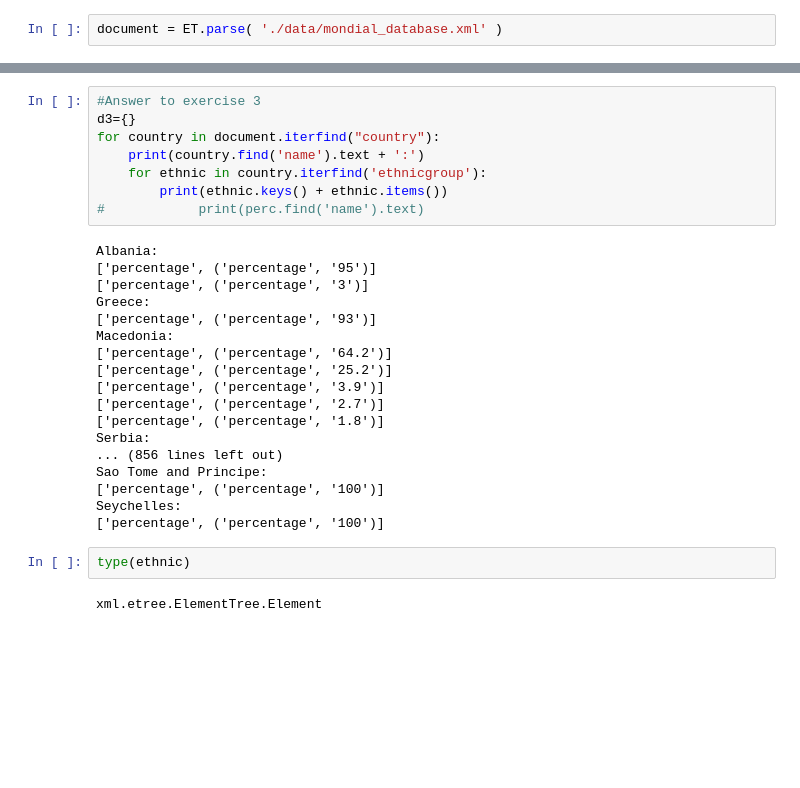
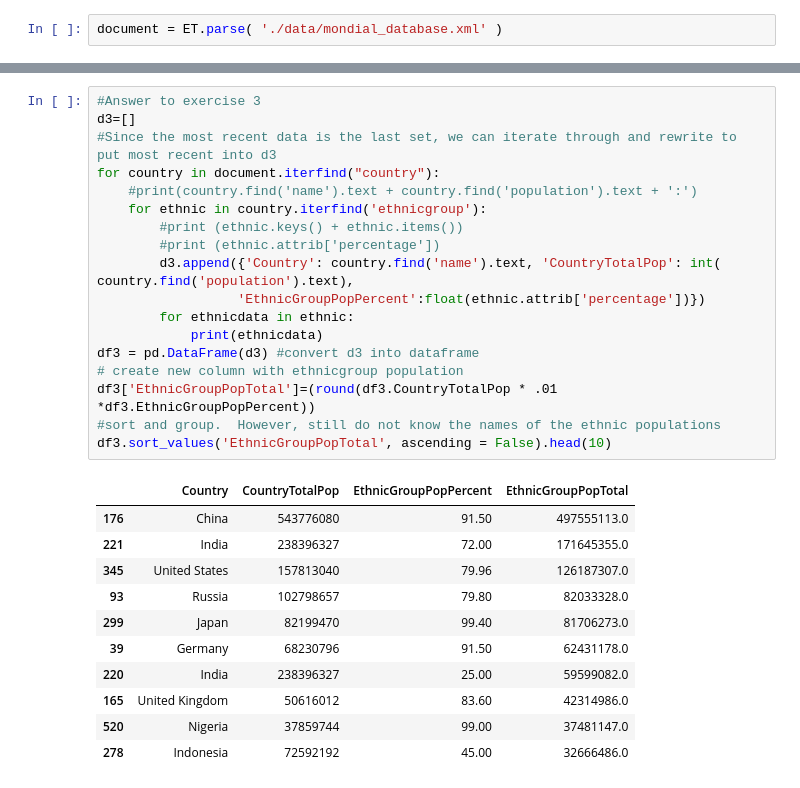
Before and after one commit to luatling/NeoNatal-Disorders, a Jupyter notebook: data_wrangling_xml/sliderule_dsi_xml_exercise.ipynb, the cells around one changed output, grey strips where cells are left out. Cells and saved outputs as stored; diff of their text form; blank space fills up the shorter version.

Commit message:
Final Answers

```diff
--- a/data_wrangling_xml/sliderule_dsi_xml_exercise.ipynb
+++ b/data_wrangling_xml/sliderule_dsi_xml_exercise.ipynb
@@ -163,30 +172,30 @@ d2sorted[0:10]
-# %%
-#Answer to exercise 3
-d3={}
-for country in document.iterfind("country"):
-    print(country.find('name').text + ':')
-    for ethnic in country.iterfind('ethnicgroup'):
-        print(ethnic.keys() + ethnic.items())
-#            print(perc.find('name').text)
-# %% [output]
-Albania:
-['percentage', ('percentage', '95')]
-['percentage', ('percentage', '3')]
-Greece:
-['percentage', ('percentage', '93')]
-Macedonia:
-['percentage', ('percentage', '64.2')]
-['percentage', ('percentage', '25.2')]
-['percentage', ('percentage', '3.9')]
-['percentage', ('percentage', '2.7')]
-['percentage', ('percentage', '1.8')]
-Serbia:
-... (856 lines left out)
-Sao Tome and Principe:
-['percentage', ('percentage', '100')]
-Seychelles:
-['percentage', ('percentage', '100')]
-# %%
-type(ethnic)
-# %% [output]
-xml.etree.ElementTree.Element
+# %%
+#Answer to exercise 3
+d3=[]
+#Since the most recent data is the last set, we can iterate through and rewrite to put most recent into d3
+for country in document.iterfind("country"):
+    #print(country.find('name').text + country.find('population').text + ':')
+    for ethnic in country.iterfind('ethnicgroup'):
+        #print (ethnic.keys() + ethnic.items())
+        #print (ethnic.attrib['percentage'])
+        d3.append({'Country': country.find('name').text, 'CountryTotalPop': int( country.find('population').text),
+                  'EthnicGroupPopPercent':float(ethnic.attrib['percentage'])})
+        for ethnicdata in ethnic:
+            print(ethnicdata)
+df3 = pd.DataFrame(d3) #convert d3 into dataframe
+# create new column with ethnicgroup population
+df3['EthnicGroupPopTotal']=(round(df3.CountryTotalPop * .01 *df3.EthnicGroupPopPercent))
+#sort and group.  However, still do not know the names of the ethnic populations
+df3.sort_values('EthnicGroupPopTotal', ascending = False).head(10)
+# %% [output]
+|  | Country | CountryTotalPop | EthnicGroupPopPercent | EthnicGroupPopTotal |
+| 176 | China | 543776080 | 91.50 | 497555113.0 |
+| 221 | India | 238396327 | 72.00 | 171645355.0 |
+| 345 | United States | 157813040 | 79.96 | 126187307.0 |
+| 93 | Russia | 102798657 | 79.80 | 82033328.0 |
+| 299 | Japan | 82199470 | 99.40 | 81706273.0 |
+| 39 | Germany | 68230796 | 91.50 | 62431178.0 |
+| 220 | India | 238396327 | 25.00 | 59599082.0 |
+| 165 | United Kingdom | 50616012 | 83.60 | 42314986.0 |
+| 520 | Nigeria | 37859744 | 99.00 | 37481147.0 |
+| 278 | Indonesia | 72592192 | 45.00 | 32666486.0 |
```
Also changed, not shown: parts of 7 cells of this notebook.
